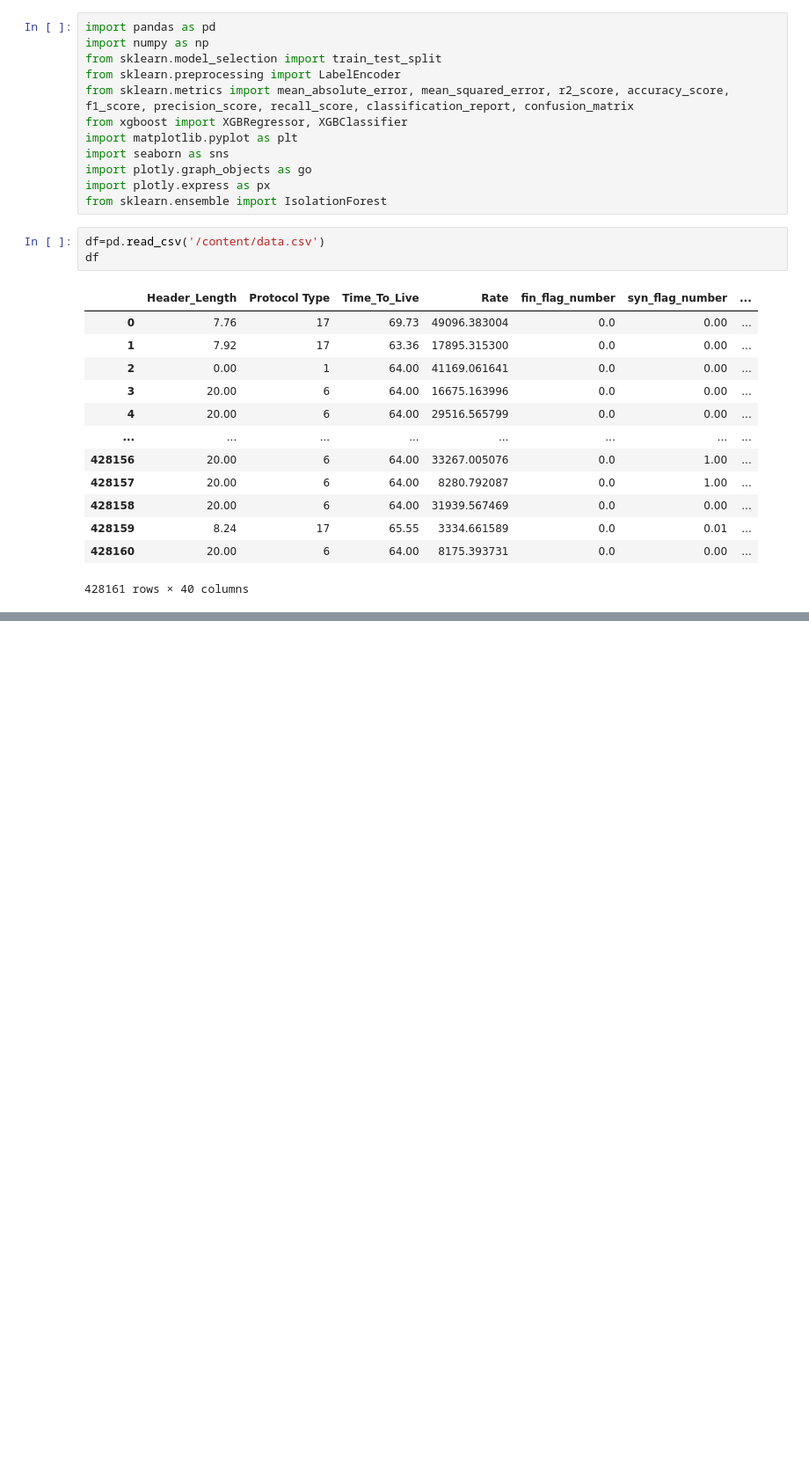
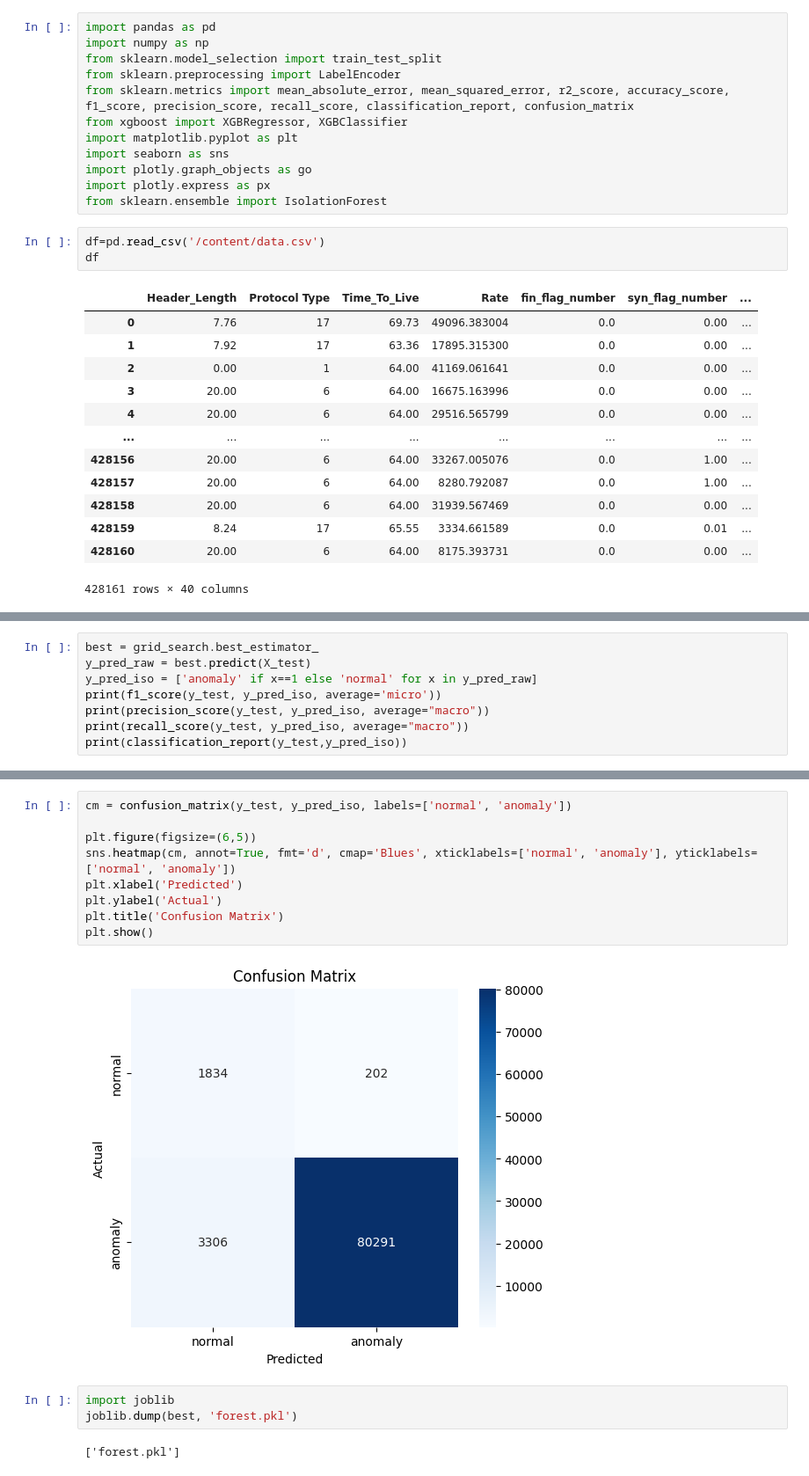
Before and after one commit to ilyesrezgui/Real-Time-Anomaly-Detection-in-IoMT-Device-Communication, a Jupyter notebook: forest/forest.ipynb, the cells around one changed output, grey strips where cells are left out. Shown at 88% size. Drawn from its saved outputs; the diff is of its cells as text; blank space fills up the shorter version.

```diff
--- a/forest/forest.ipynb
+++ b/forest/forest.ipynb
@@ -93,0 +139,8 @@ plt.show()
+# %%
+best = grid_search.best_estimator_
+y_pred_raw = best.predict(X_test)
+y_pred_iso = ['anomaly' if x==1 else 'normal' for x in y_pred_raw]
+print(f1_score(y_test, y_pred_iso, average='micro'))
+print(precision_score(y_test, y_pred_iso, average="macro"))
+print(recall_score(y_test, y_pred_iso, average="macro"))
+print(classification_report(y_test,y_pred_iso))
@@ -93,0 +159,16 @@ plt.show()
+# %%
+cm = confusion_matrix(y_test, y_pred_iso, labels=['normal', 'anomaly'])
+
+plt.figure(figsize=(6,5))
+sns.heatmap(cm, annot=True, fmt='d', cmap='Blues', xticklabels=['normal', 'anomaly'], yticklabels=['normal', 'anomaly'])
+plt.xlabel('Predicted')
+plt.ylabel('Actual')
+plt.title('Confusion Matrix')
+plt.show()
+# %% [output]
+[figure, added]
+# %%
+import joblib
+joblib.dump(best, 'forest.pkl')
+# %% [output]
+['forest.pkl']
```
Also changed, not shown: parts of 5 cells of this notebook, 1 other file.
